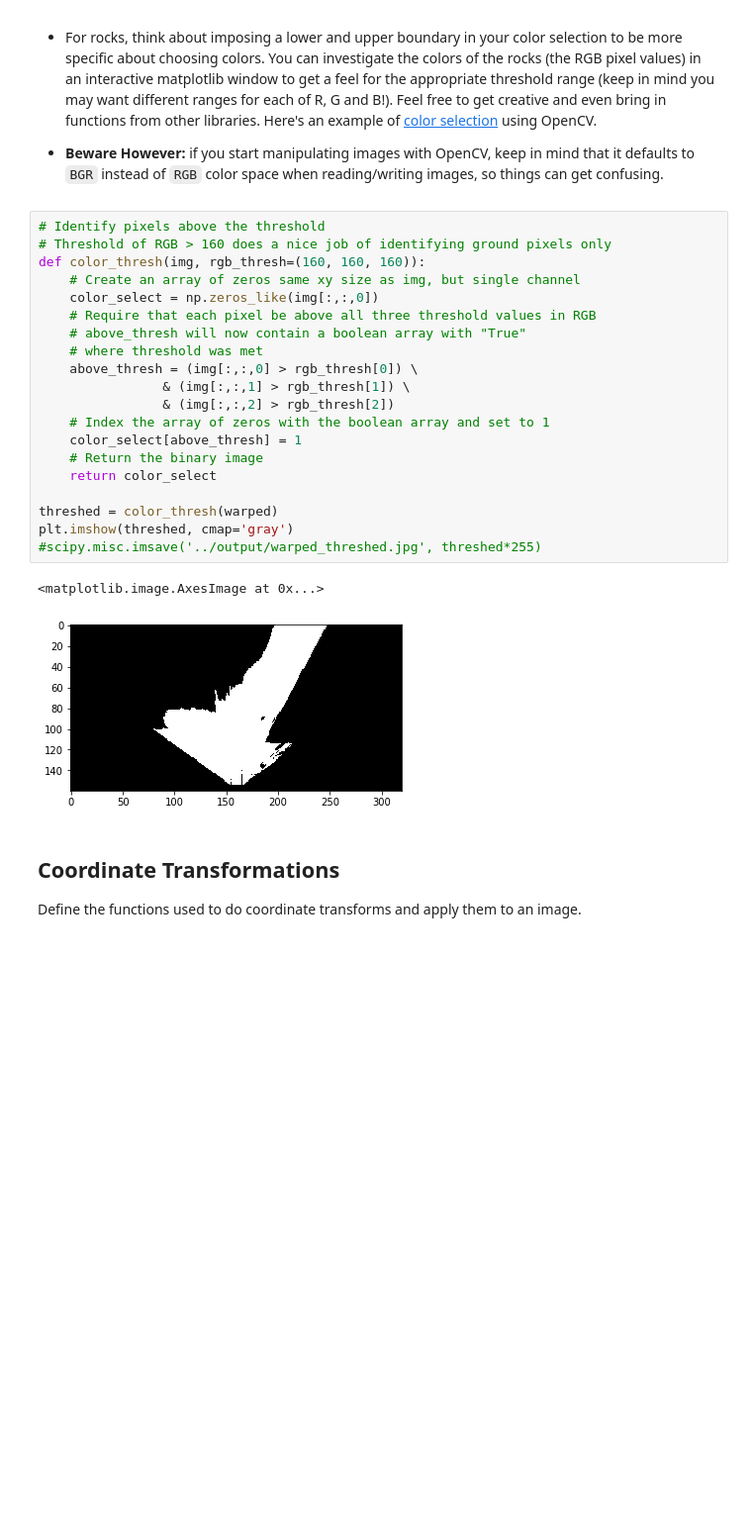
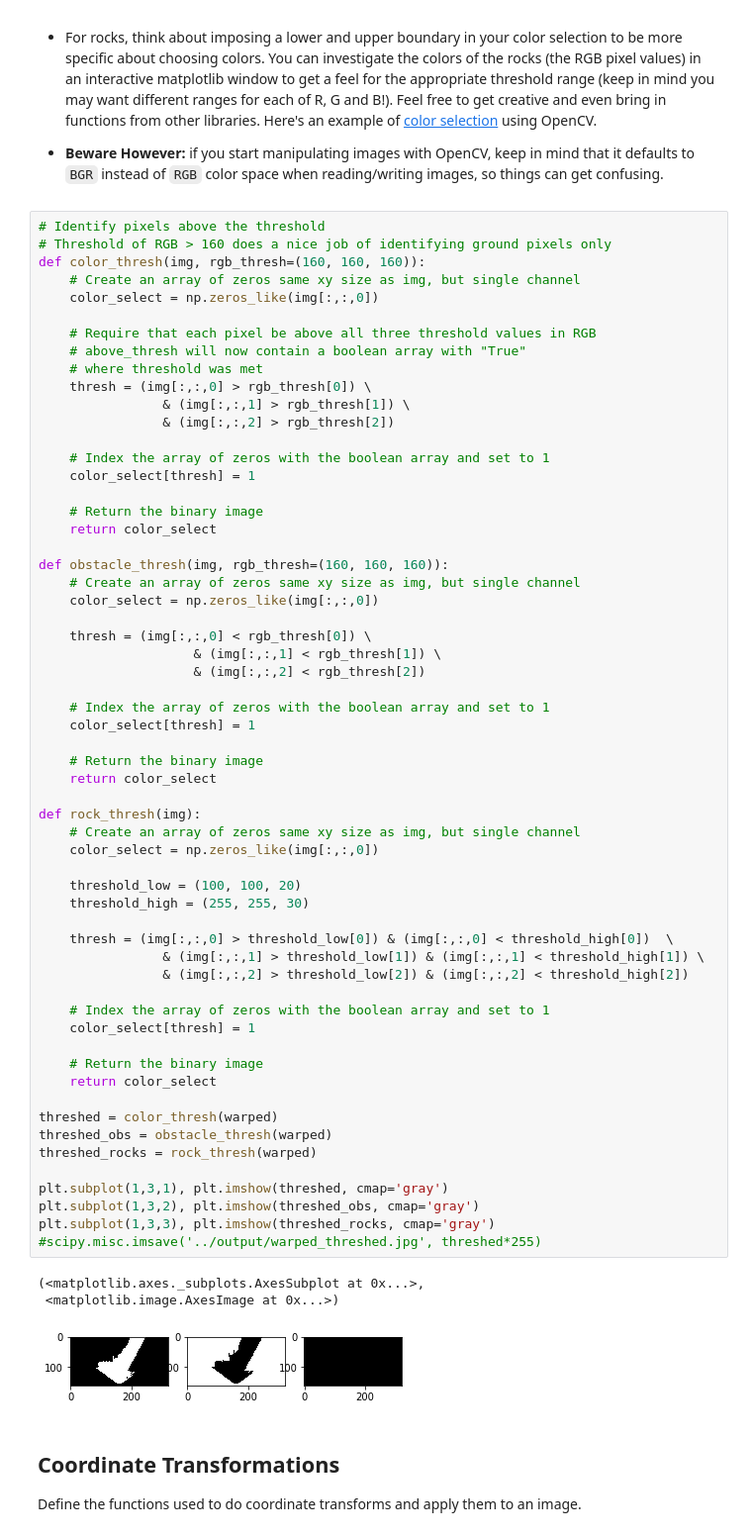
Before and after one commit to osanseviero/Autonomous-Rover, a Jupyter notebook: code/Rover_Project_Test_Notebook.ipynb, the cells around one changed output. Shown at 99% size. Drawn from its saved outputs; the diff is of its cells as text; blank space fills up the shorter version.

Commit message:
Add image of the rover in simulation and some fixes in the notebook

```diff
--- a/code/Rover_Project_Test_Notebook.ipynb
+++ b/code/Rover_Project_Test_Notebook.ipynb
@@ -115,26 +115,66 @@ Define the color thresholding function from the lesson and apply it to the warpe
 # %%
 # Identify pixels above the threshold
 # Threshold of RGB > 160 does a nice job of identifying ground pixels only
 def color_thresh(img, rgb_thresh=(160, 160, 160)):
     # Create an array of zeros same xy size as img, but single channel
     color_select = np.zeros_like(img[:,:,0])
+
     # Require that each pixel be above all three threshold values in RGB
     # above_thresh will now contain a boolean array with "True"
     # where threshold was met
-    above_thresh = (img[:,:,0] > rgb_thresh[0]) \
+    thresh = (img[:,:,0] > rgb_thresh[0]) \
                 & (img[:,:,1] > rgb_thresh[1]) \
                 & (img[:,:,2] > rgb_thresh[2])
+
     # Index the array of zeros with the boolean array and set to 1
-    color_select[above_thresh] = 1
+    color_select[thresh] = 1
+
+    # Return the binary image
+    return color_select
+
+def obstacle_thresh(img, rgb_thresh=(160, 160, 160)):
+    # Create an array of zeros same xy size as img, but single channel
+    color_select = np.zeros_like(img[:,:,0])
+
+    thresh = (img[:,:,0] < rgb_thresh[0]) \
+                    & (img[:,:,1] < rgb_thresh[1]) \
+                    & (img[:,:,2] < rgb_thresh[2])
+
+    # Index the array of zeros with the boolean array and set to 1
+    color_select[thresh] = 1
+
+    # Return the binary image
+    return color_select
+
+def rock_thresh(img):
+    # Create an array of zeros same xy size as img, but single channel
+    color_select = np.zeros_like(img[:,:,0])
+
+    threshold_low = (100, 100, 20)
+    threshold_high = (255, 255, 30)
+
+    thresh = (img[:,:,0] > threshold_low[0]) & (img[:,:,0] < threshold_high[0])  \
+                & (img[:,:,1] > threshold_low[1]) & (img[:,:,1] < threshold_high[1]) \
+                & (img[:,:,2] > threshold_low[2]) & (img[:,:,2] < threshold_high[2])
+
+    # Index the array of zeros with the boolean array and set to 1
+    color_select[thresh] = 1
+
     # Return the binary image
     return color_select
 
 threshed = color_thresh(warped)
-plt.imshow(threshed, cmap='gray')
+threshed_obs = obstacle_thresh(warped)
+threshed_rocks = rock_thresh(warped)
+
+plt.subplot(1,3,1), plt.imshow(threshed, cmap='gray')
+plt.subplot(1,3,2), plt.imshow(threshed_obs, cmap='gray')
+plt.subplot(1,3,3), plt.imshow(threshed_rocks, cmap='gray')
 #scipy.misc.imsave('../output/warped_threshed.jpg', threshed*255)
 # %% [output]
-<matplotlib.image.AxesImage at 0x...>
+(<matplotlib.axes._subplots.AxesSubplot at 0x...>,
+ <matplotlib.image.AxesImage at 0x...>)
-[figure, old version]
+[figure, new version]
 # %% [markdown]
 ## Coordinate Transformations
 Define the functions used to do coordinate transforms and apply them to an image.
```
Also changed, not shown: parts of 5 cells of this notebook, 1 other file.
